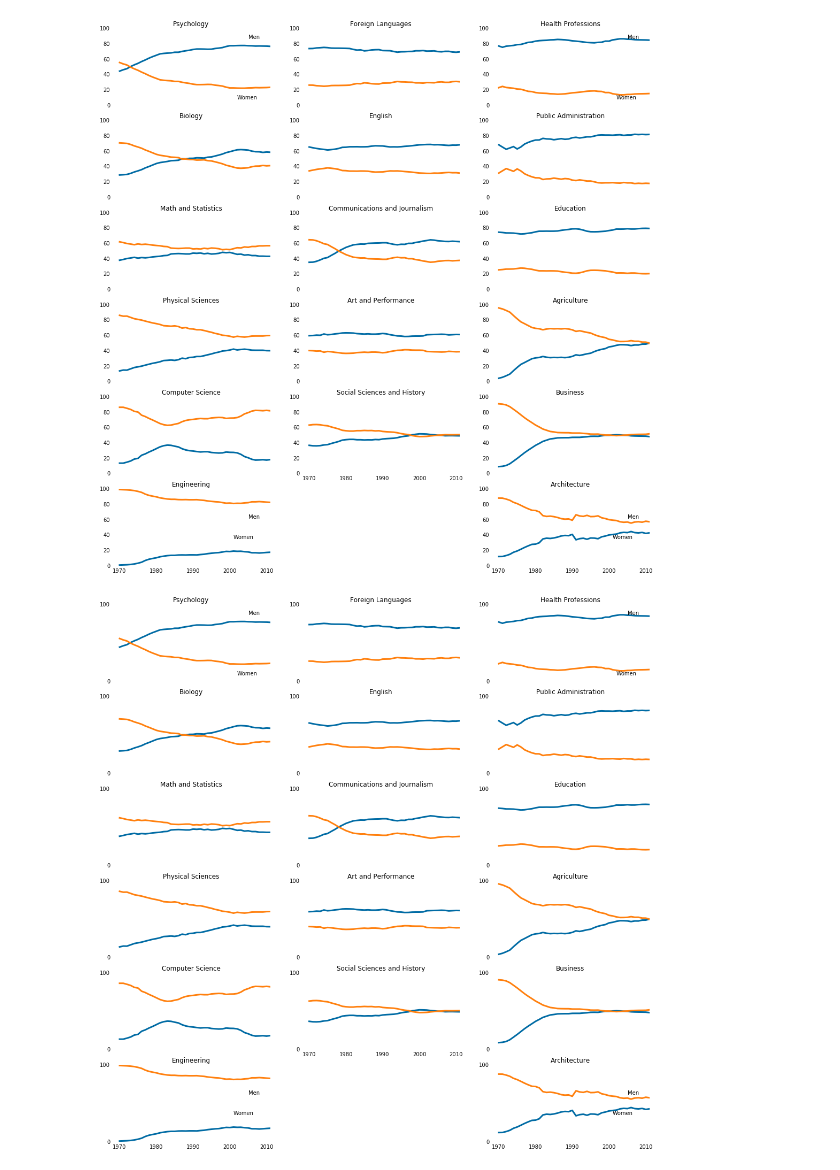
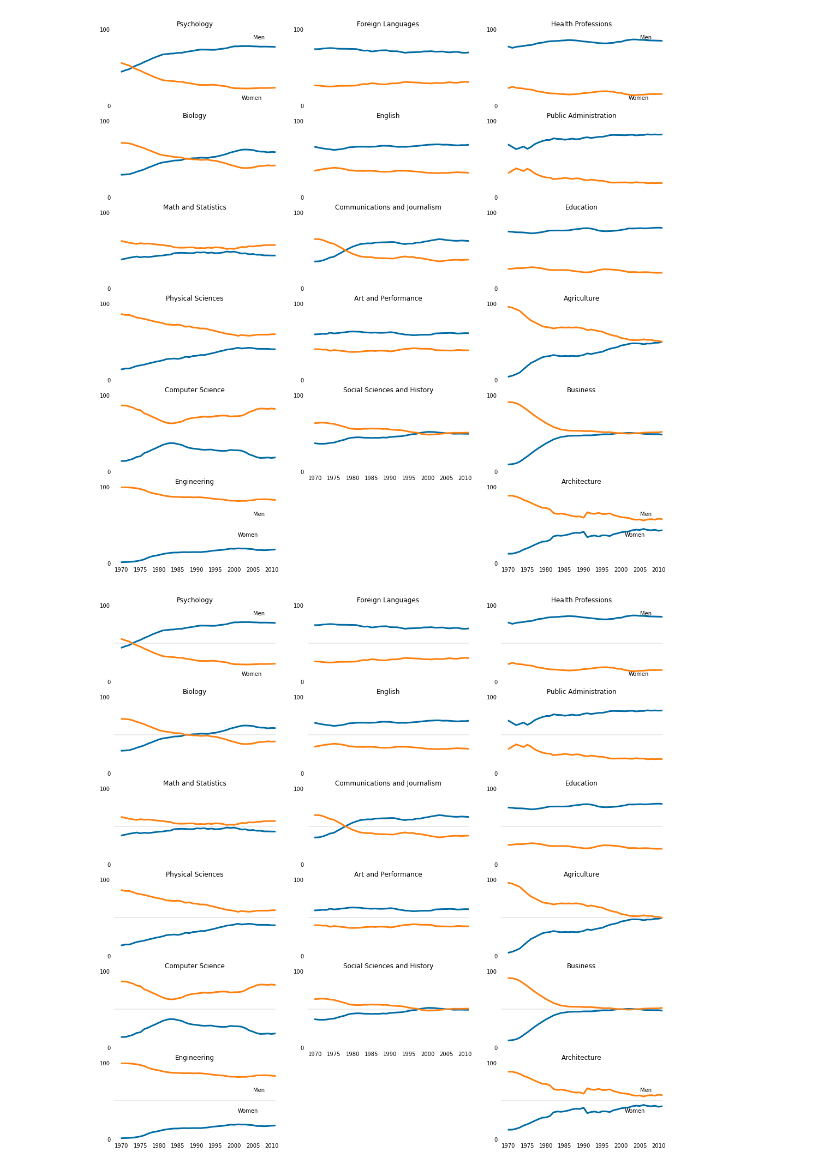
Before and after one commit to yingxun/datascience, a Jupyter notebook: projects/Visualizing Gender Gap In College Degrees.ipynb, the cells around one changed output. Cells and saved outputs as stored; diff of their text form; code cells hidden in the pictures.

```diff
--- a/projects/Visualizing Gender Gap In College Degrees.ipynb
+++ b/projects/Visualizing Gender Gap In College Degrees.ipynb
@@ -3,7 +3,7 @@
 import pandas as pd
 import matplotlib.pyplot as plt
 
-women_degrees = pd.read_csv('percent-bachelors-degrees-women-usa.csv')
+women_degrees = pd.read_csv('C:/Users/User/Datasets/percent-bachelors-degrees-women-usa.csv')
 cb_dark_blue = (0/255,107/255,164/255)
 cb_orange = (255/255, 128/255, 14/255)
 stem_cats = ['Computer Science', 'Psychology', 'Biology', 'Physical Sciences', 'Engineering', 'Math and Statistics']
@@ -21,7 +21,7 @@ for sp in range(0,6):
     ax.set_xlim(1968, 2011)
     ax.set_ylim(0,100)
     ax.set_title(stem_cats[sp])
-    ax.tick_params(bottom="off", top="off", left="off", right="off")
+    ax.tick_params(bottom=False, top=False, left=False, right=False)
 
     if sp == 0:
         ax.text(2005,87,"Men")
@@ -86,8 +86,8 @@ for sp in range(1,19):
         ax.set_xlim(1968, 2011)
         ax.set_ylim(0,100)
 
-        #remove xaxis from all charts by using labelbottom="off"
-        ax.tick_params(bottom="off", top="off", left="off", right="off",labelbottom="off")
+        #remove xaxis from all charts by using labelbottom=False
+        ax.tick_params(bottom=False, top=False, left=False, right=False, labelbottom=False)
 
         if sp in (1,3):
             ax.text(2005, 87, 'Men')
@@ -97,10 +97,10 @@ for sp in range(1,19):
             ax.text(2001, 35, 'Women')
             #include xaxis label for bottom-most charts
             if sp in (16,18):
-                ax.tick_params(labelbottom="on")
+                ax.tick_params(labelbottom=True)
 
         elif sp ==14:
             #include xaxis label for bottom-most charts
-            ax.tick_params(labelbottom="on")
+            ax.tick_params(labelbottom=True)
 plt.show()
 # %% [output]
@@ -108,5 +108,5 @@ plt.show()
 # %%
-#remove xaxis from all charts by using labelbottom="off"
+#remove excessive yticks
 
 cb_dark_blue = (0/255,107/255,164/255)
 cb_orange = (255/255, 128/255, 14/255)
@@ -135,40 +135,41 @@ for sp in range(1,19):
                 ax.plot(women_degrees['Year'], 100-women_degrees[lib_arts_cats[b]], c=cb_orange, label='Men', linewidth=3)
                 ax.set_title(lib_arts_cats[b])
                 b+=1
 
 
         elif sp in (3,6,9,12,15,18):
                 ax = fig.add_subplot(6,3,sp)
                 ax.plot(women_degrees['Year'], women_degrees[other_cats[c]], c=cb_dark_blue, label='Women', linewidth=3)
                 ax.plot(women_degrees['Year'], 100-women_degrees[other_cats[c]], c=cb_orange, label='Men', linewidth=3)
                 ax.set_title(other_cats[c])
                 c+=1
 
         ax.spines["right"].set_visible(False)
         ax.spines["left"].set_visible(False)
         ax.spines["top"].set_visible(False)
         ax.spines["bottom"].set_visible(False)
         ax.set_xlim(1968, 2011)
         ax.set_ylim(0,100)
 
-        #remove xaxis from all charts by using labelbottom="off"
-        ax.tick_params(bottom="off", top="off", left="off", right="off",labelbottom="off")
+        ax.tick_params(bottom=False, top=False, left=False, right=False, labelbottom=False)
+        #remove excessive yticks
+        ax.set_yticks([0,100])
 
         if sp in (1,3):
             ax.text(2005, 87, 'Men')
             ax.text(2002, 8, 'Women')
         elif sp in (16,17,18):
             ax.text(2005, 62, 'Men')
             ax.text(2001, 35, 'Women')
             if sp in (16,18):
-                ax.tick_params(labelbottom="on")
+                ax.tick_params(labelbottom=True)
         elif sp ==14:
-            ax.tick_params(labelbottom="on")
+            ax.tick_params(labelbottom=True)
 plt.show()
 # %% [output]
-[figure, old version]
+[figure, new version]
 # %%
-#remove excessive yticks
+#include a horizontal line across all the linecharts for clearer representation
 
 cb_dark_blue = (0/255,107/255,164/255)
 cb_orange = (255/255, 128/255, 14/255)
@@ -213,9 +214,9 @@ for sp in range(1,19):
         ax.set_xlim(1968, 2011)
         ax.set_ylim(0,100)
 
-        ax.tick_params(bottom="off", top="off", left="off", right="off",labelbottom="off")
-        #remove excessive yticks
+        ax.tick_params(bottom=False, top=False, left=False, right=False, labelbottom=False)
         ax.set_yticks([0,100])
+        ax.axhline(50, c=((171/255), (171/255), (171/255)), alpha=0.3)
 
         if sp in (1,3):
             ax.text(2005, 87, 'Men')
@@ -224,10 +225,10 @@ for sp in range(1,19):
             ax.text(2005, 62, 'Men')
             ax.text(2001, 35, 'Women')
             if sp in (16,18):
-                ax.tick_params(labelbottom="on")
+                ax.tick_params(labelbottom=True)
         elif sp ==14:
-            ax.tick_params(labelbottom="on")
+            ax.tick_params(labelbottom=True)
 plt.show()
 # %% [output]
-[figure, old version]
+[figure, new version]
 # %%
```
Also changed, not shown: parts of 4 cells of this notebook.
